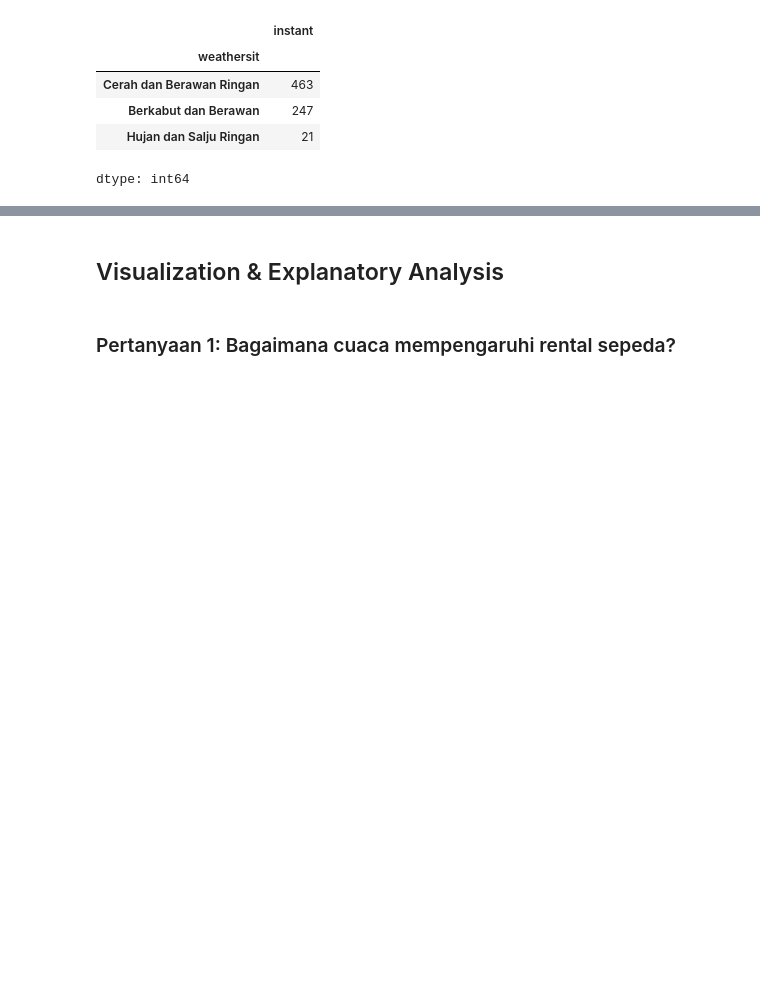
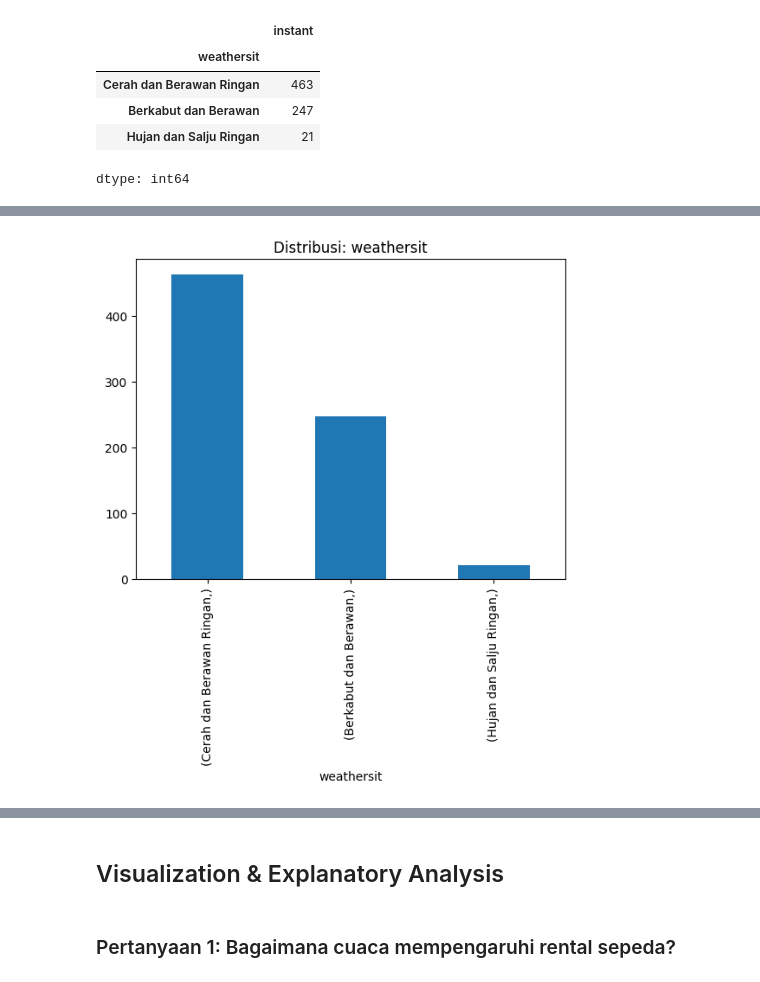
Before and after one commit to zhulkhoirrifat/RentalBikeAnalysis, a Jupyter notebook: notebook.ipynb, the cells around one changed output, grey strips where cells are left out. Cells and saved outputs as stored; diff of their text form; code cells hidden in the pictures; blank space fills up the shorter version.

```diff
--- a/notebook.ipynb
+++ b/notebook.ipynb
@@ -200,0 +234,6 @@ dtype: int64
+# %%
+categorical_columns = ['weathersit']
+count = rental_df[categorical_columns].value_counts()
+count.plot(kind='bar', title='Distribusi: weathersit');
+# %% [output]
+[figure, added]
```
Also changed, not shown: parts of 6 cells of this notebook.
